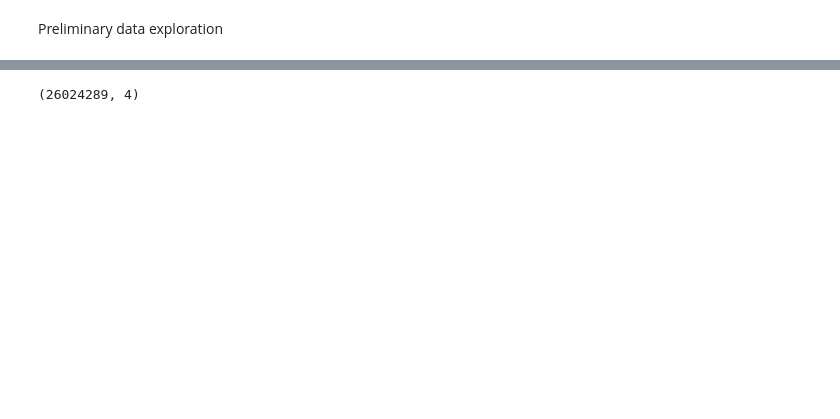
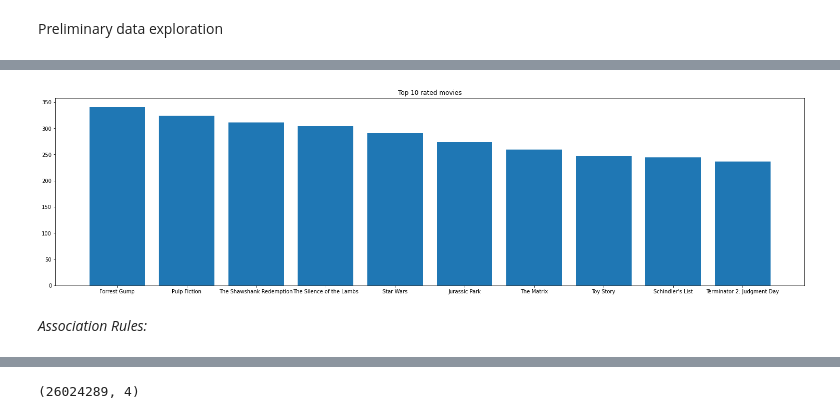
Before and after one commit to ivan-usd/business-repo, a Jupyter notebook: notebooks/af_data_exploration.ipynb, the cells around one changed output, grey strips where cells are left out. Drawn from its saved outputs; the diff is of its cells as text; code cells hidden in the pictures; blank space fills up the shorter version.

```diff
--- a/notebooks/af_data_exploration.ipynb
+++ b/notebooks/af_data_exploration.ipynb
@@ -67,0 +149,3 @@ ratings_df.sample(5)
+# %%
+rating_count = ratings_small_df.groupby('movieId')['rating'].count().reset_index()
+rating_count_top10=rating_count.sort_values('rating', ascending=False)[:10]
@@ -67,0 +166,32 @@ ratings_df.sample(5)
+# %%
+# Correlate movieId from ratings dataset
+# to the imdbId in the links dataset:
+
+top10=[]
+top10_movieId=rating_count_top10['movieId'].reset_index()
+
+for s in range(0,len(rating_count_top10)):
+    index_links_top10=links_df['movieId']==top10_movieId['movieId'][s]
+
+    top10_imdb=links_df['imdbId'][index_links_top10].astype('string')
+#    top10_imdb_string=top10_imdb.values[0]
+#    top10_imdb_movie= [f"tt0{top10_imdb_string}"]
+    top10.append(top10_imdb.values[0])
+
+
+# Find the movie title related to the
+# newfound imdbId in the movie_meta_df
+# dataset and add it to the top 10 rated
+# movie titles:
+
+top10_titles=[]
+
+for i in range(0,len(top10)):
+
+    index_movie_top10=movie_meta_df.loc[movie_meta_df['imdb_id'].str.contains(top10[i], case=False)].index
+
+    top10_title=movie_meta_df['title'][index_movie_top10]
+    top10_title_string=top10_title.values[0]
+    top10_titles.append(top10_title_string)
+
+rating_count_top10['movie_title']=top10_titles
@@ -67,0 +212,11 @@ ratings_df.sample(5)
+# %%
+
+fig = plt.figure(figsize=(20,5))
+ax = fig.add_axes([0,0,1,1])
+ax.bar(rating_count_top10['movie_title'],rating_count_top10['rating'])
+plt.title('Top 10 rated movies')
+plt.show()
+# %% [output]
+[figure, added]
+# %% [markdown]
+*Association Rules:*
```
Also changed, not shown: parts of 168 cells of this notebook.
